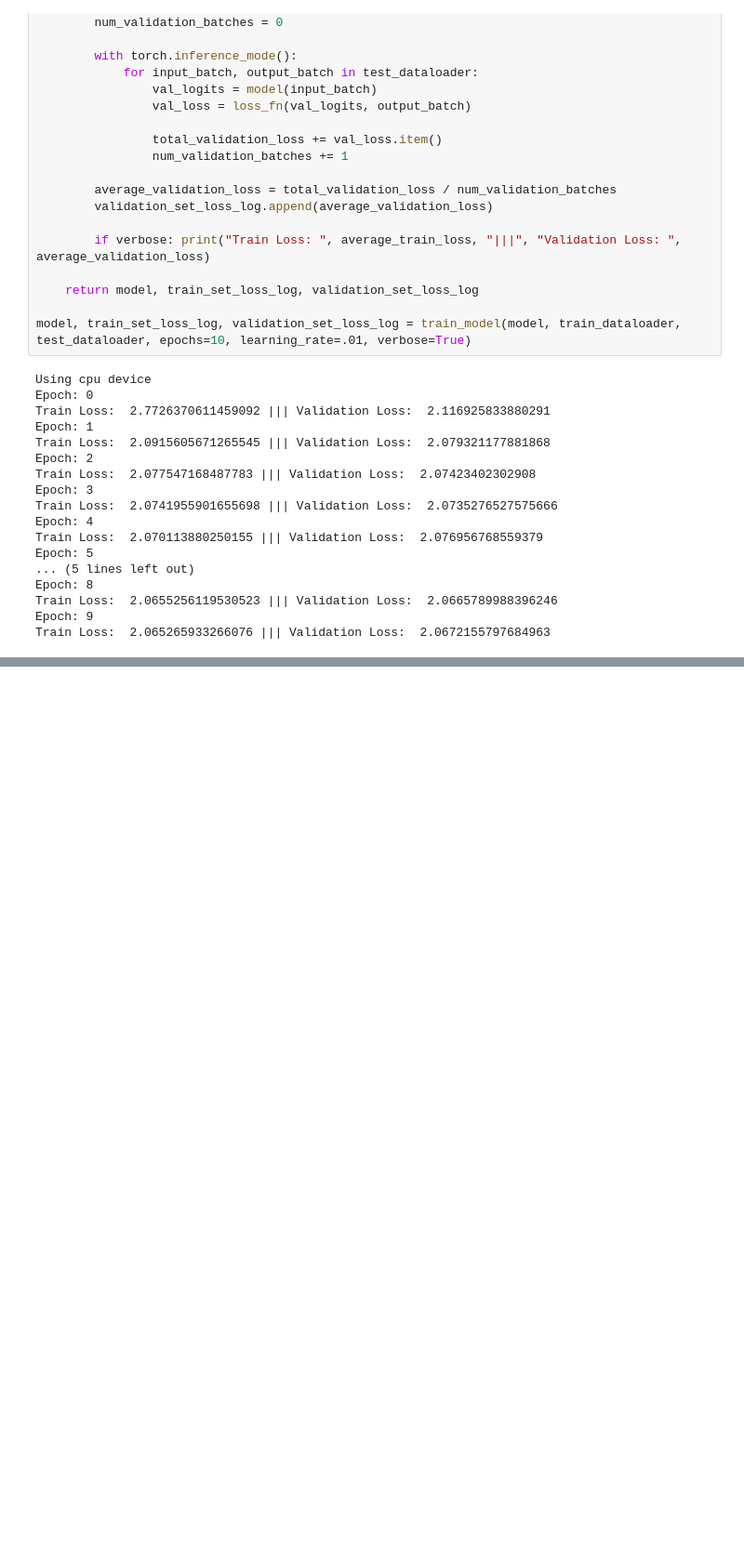
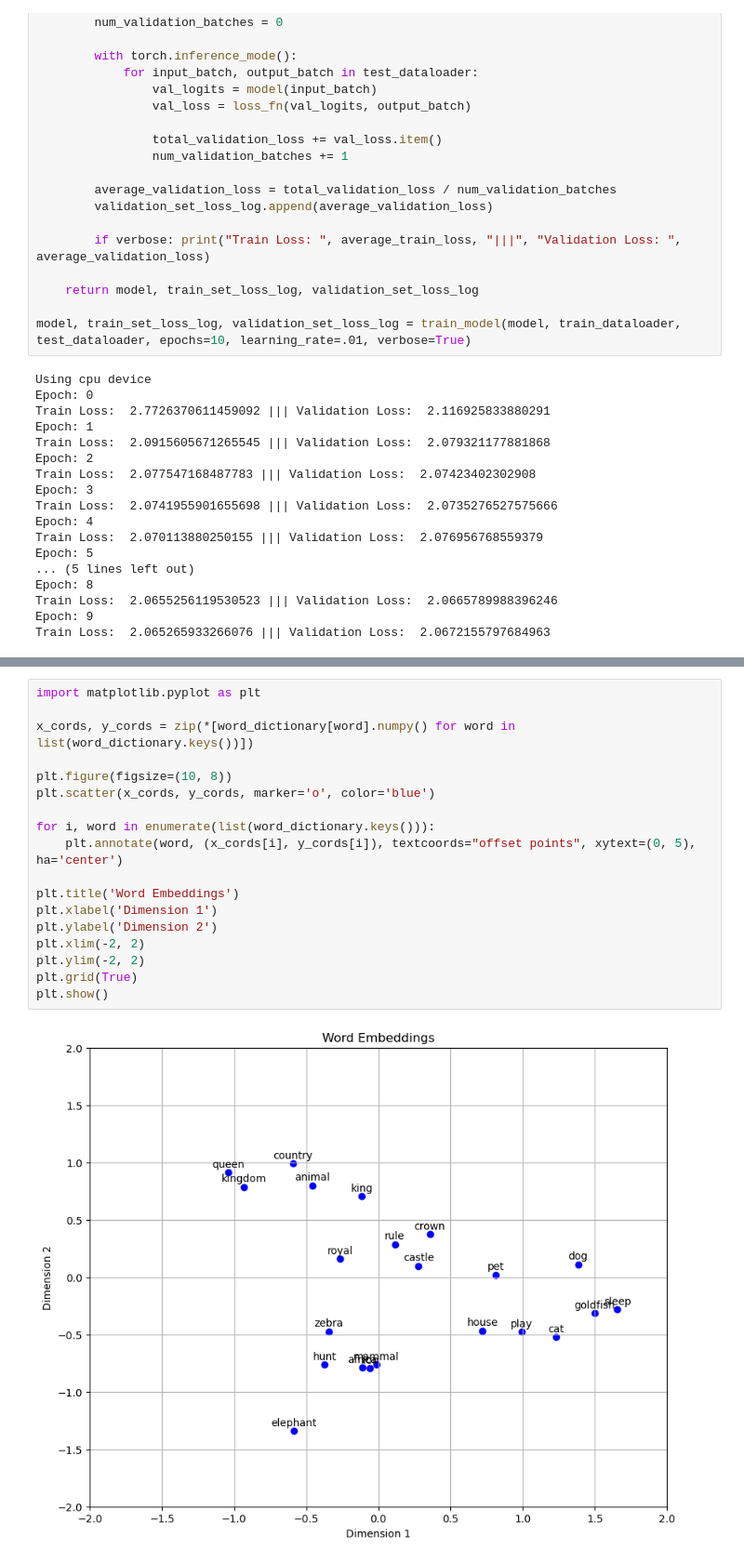
Before and after one commit to nathanchess/Word2Vec-Implementation, a Jupyter notebook: Word2Vec [CBOW].ipynb, the cells around one changed output, grey strips where cells are left out. Shown: that part at 93% size. Drawn from its saved outputs; the diff is of its cells as text; blank space fills up the shorter version.

```diff
--- a/Word2Vec [CBOW].ipynb
+++ b/Word2Vec [CBOW].ipynb
@@ -263,0 +279,20 @@ print(word_dictionary)
+# %%
+import matplotlib.pyplot as plt
+
+x_cords, y_cords = zip(*[word_dictionary[word].numpy() for word in list(word_dictionary.keys())])
+
+plt.figure(figsize=(10, 8))
+plt.scatter(x_cords, y_cords, marker='o', color='blue')
+
+for i, word in enumerate(list(word_dictionary.keys())):
+    plt.annotate(word, (x_cords[i], y_cords[i]), textcoords="offset points", xytext=(0, 5), ha='center')
+
+plt.title('Word Embeddings')
+plt.xlabel('Dimension 1')
+plt.ylabel('Dimension 2')
+plt.xlim(-2, 2)
+plt.ylim(-2, 2)
+plt.grid(True)
+plt.show()
+# %% [output]
+[figure, added]
```
Also changed, not shown: parts of 3 cells of this notebook.
